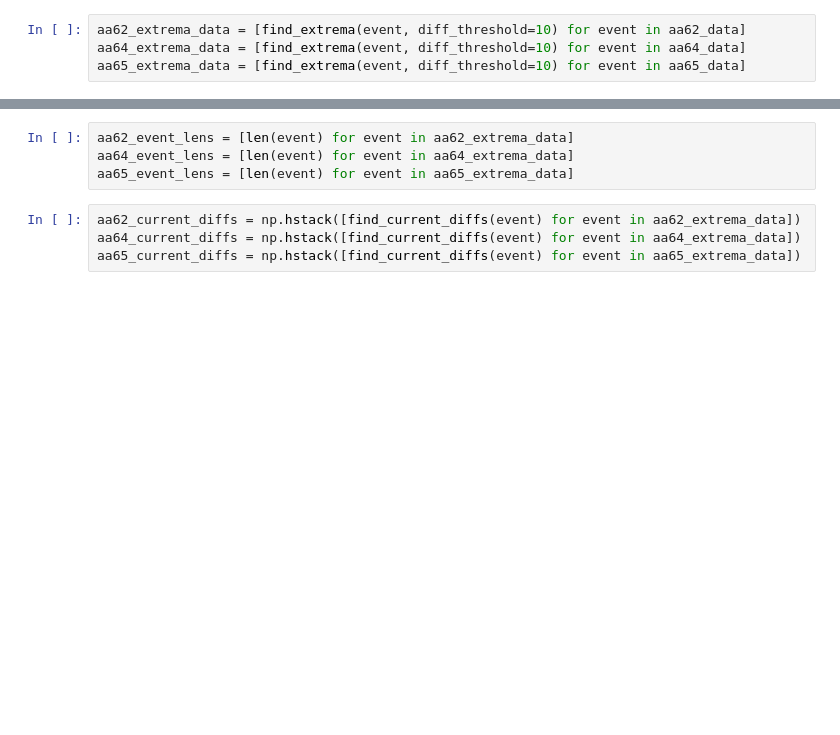
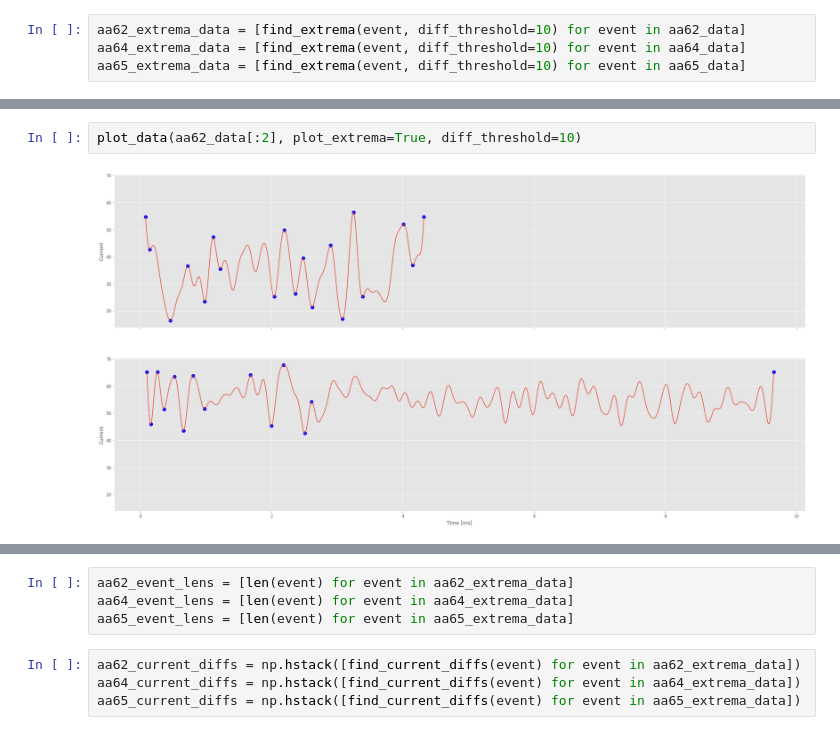
Before and after one commit to HaroldBenoit/ml4science-polymers, a Jupyter notebook: mete/mete-exploration.ipynb, the cells around one changed output, grey strips where cells are left out. Drawn from its saved outputs; the diff is of its cells as text; blank space fills up the shorter version.

```diff
--- a/mete-exploration.ipynb
+++ b/mete/mete-exploration.ipynb
@@ -20,0 +58,4 @@ plot_data(aa64_data[:2], plot_extrema=True, diff_threshold=10)
+# %%
+plot_data(aa62_data[:2], plot_extrema=True, diff_threshold=10)
+# %% [output]
+[figure, added]
```
Also changed, not shown: parts of 9 cells of this notebook, 4 other files.
